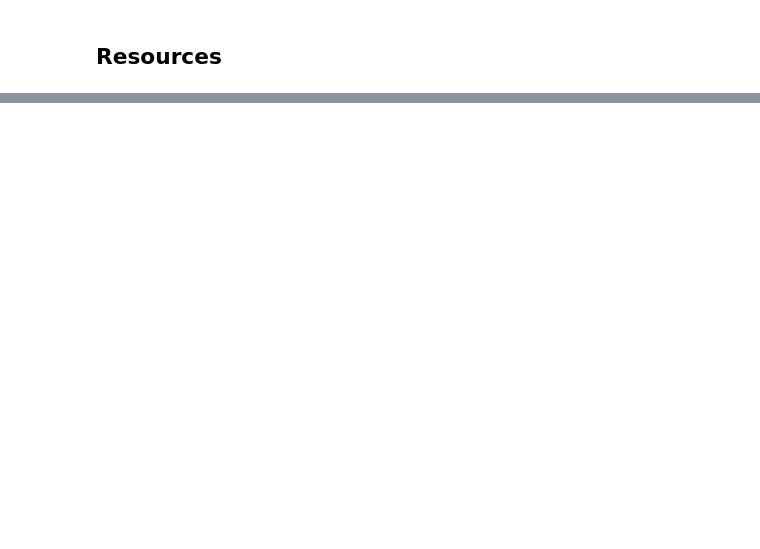
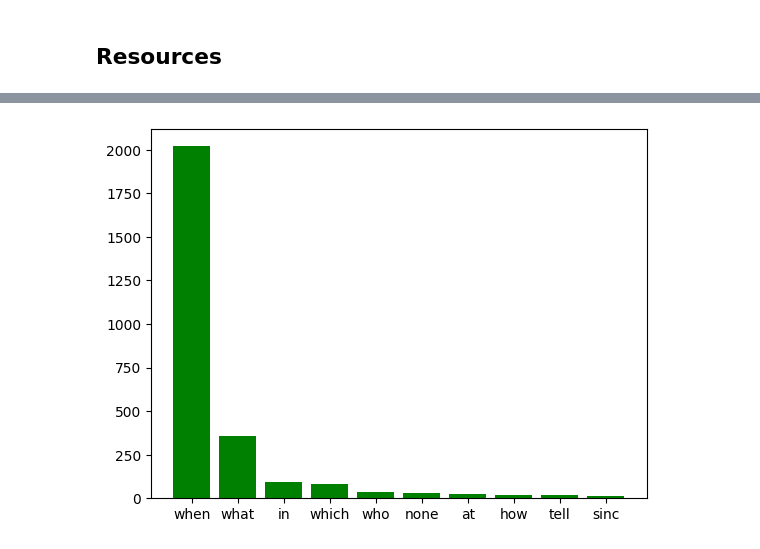
Before and after one commit to sbthepotato/DAT640-Project-22H, a Jupyter notebook: analysis/analysis.ipynb, the cells around one changed output, grey strips where cells are left out. Saved outputs shown, nothing was run; the diff lists cells and outputs as text; code cells hidden in the pictures; blank space fills up the shorter version.

```diff
--- a/analysis/analysis.ipynb
+++ b/analysis/analysis.ipynb
@@ -195,0 +246,7 @@ def mostFreqType(data, category):
+# %%
+DataTypeDateTopXDict = convertTupToDict(topXOfList(mostFreqType(data, 'date'), 10))
+
+plt.bar(list(DataTypeDateTopXDict.keys()),list(DataTypeDateTopXDict.values()), color='g')
+plt.show()
+# %% [output]
+[figure, added]
```
Also changed, not shown: parts of 25 cells of this notebook, 12 other files.
